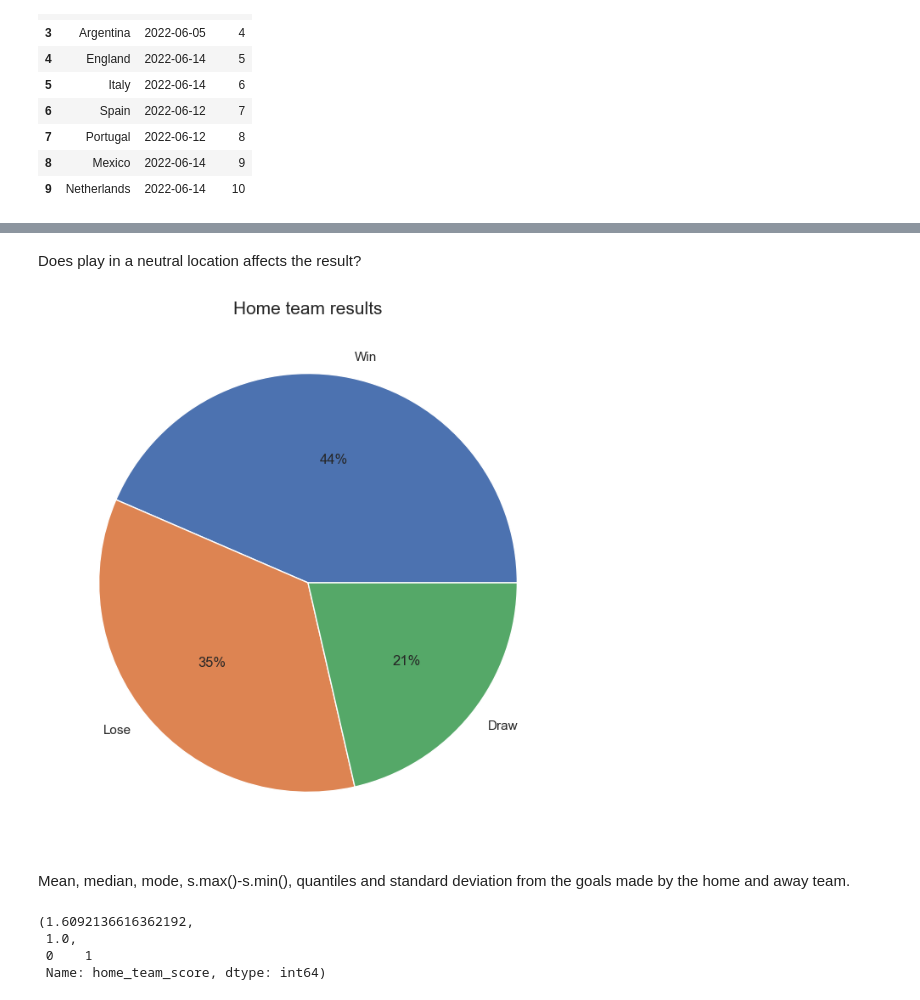
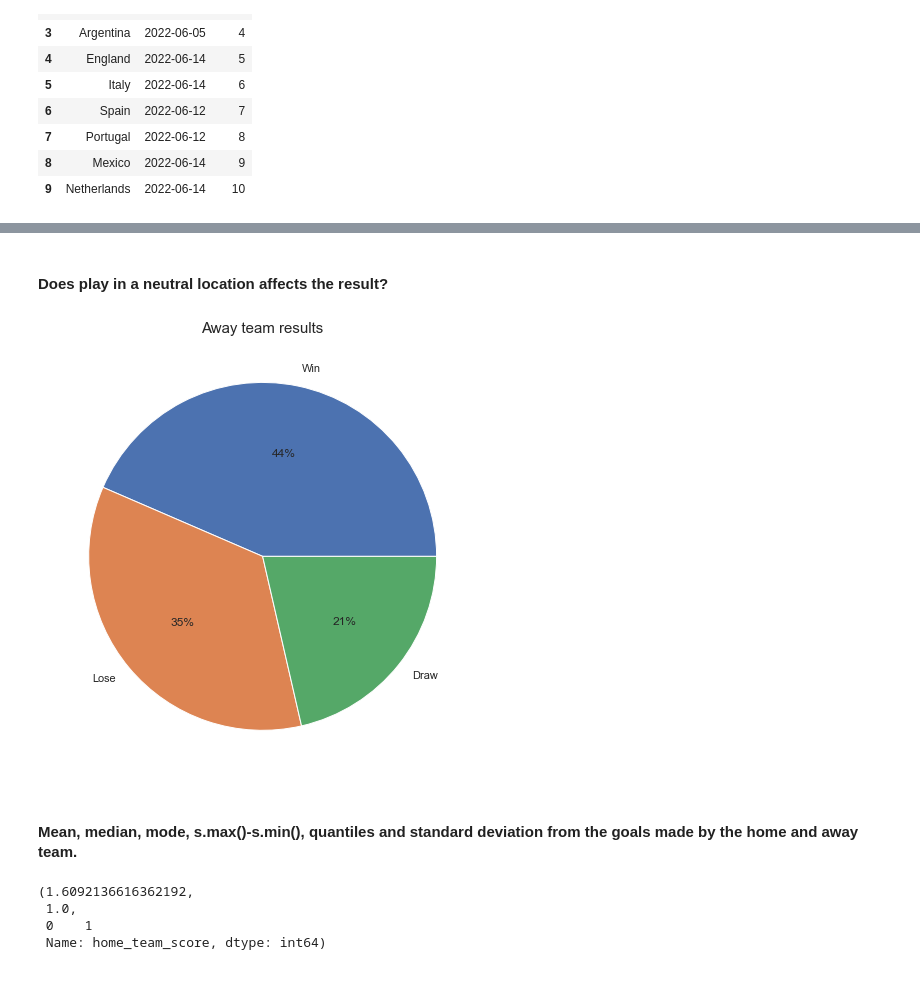
Before and after one commit to JavierCantoH/Fontys-DataScienceProject, a Jupyter notebook: ProjectWorldCupFinal.ipynb, the cells around one changed output, grey strips where cells are left out. Drawn from its saved outputs; the diff is of its cells as text; code cells hidden in the pictures.

```diff
--- a/ProjectWorldCupFinal.ipynb
+++ b/ProjectWorldCupFinal.ipynb
@@ -208,15 +206,15 @@ plt.show()
 # %% [markdown]
-Does play in a neutral location affects the result?
+#### Does play in a neutral location affects the result?
 # %%
 home_team_advantage = df[df['neutral_location'] == True]['home_team_result'].value_counts(normalize = True)
 fig, axes = plt.subplots(1, 1, figsize=(8,8))
 ax = plt.pie(home_team_advantage  ,labels = ['Win', 'Lose', 'Draw'], autopct='%.0f%%')
-plt.title('Home team results', fontsize = 15)
+plt.title('Away team results', fontsize = 15)
 plt.show()
 # %% [output]
-[figure, old version]
+[figure, new version]
 # %% [markdown]
-Mean, median, mode, s.max()-s.min(), quantiles and standard deviation from the goals made by the home and away team.
+#### Mean, median, mode, s.max()-s.min(), quantiles and standard deviation from the goals made by the home and away team.
 # %%
 s = df["home_team_score"]
 s.mean(), s.median(), s.mode()
```
Also changed, not shown: parts of 65 cells of this notebook.
